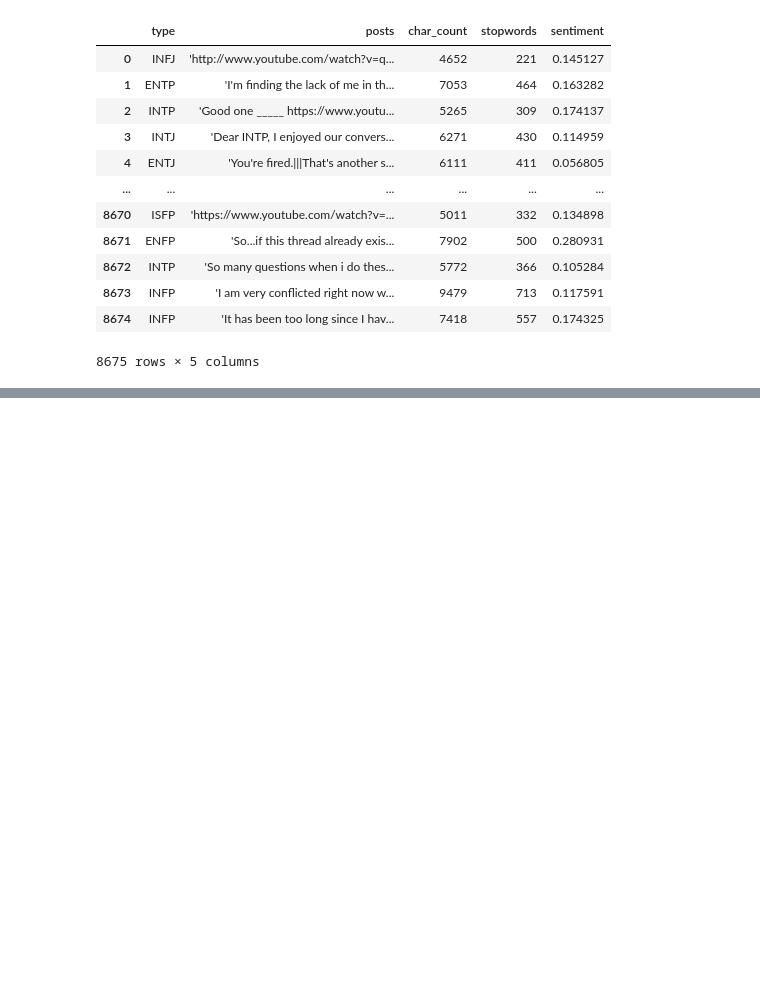
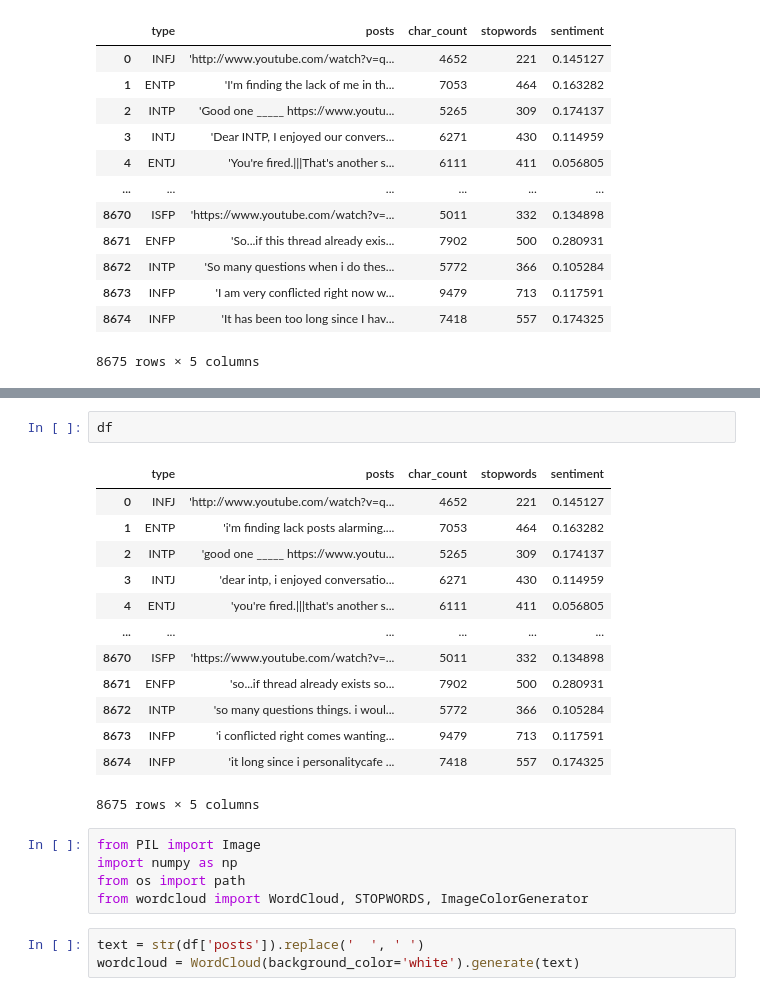
Before and after one commit to mmartin46/Data_Science_Research, a Jupyter notebook: MBTIScores.ipynb, the cells around one changed output, grey strips where cells are left out. Saved outputs shown, nothing was run; the diff lists cells and outputs as text; blank space fills up the shorter version.

```diff
--- a/MBTIScores.ipynb
+++ b/MBTIScores.ipynb
@@ -147,0 +160,24 @@ ax[1].set(
+# %%
+df
+# %% [output]
+|  | type | posts | char_count | stopwords | sentiment |
+| 0 | INFJ | 'http://www.youtube.com/watch?v=q... | 4652 | 221 | 0.145127 |
+| 1 | ENTP | 'i'm finding lack posts alarming.... | 7053 | 464 | 0.163282 |
+| 2 | INTP | 'good one _____ https://www.youtu... | 5265 | 309 | 0.174137 |
+| 3 | INTJ | 'dear intp, i enjoyed conversatio... | 6271 | 430 | 0.114959 |
+| 4 | ENTJ | 'you're fired.|||that's another s... | 6111 | 411 | 0.056805 |
+| ... | ... | ... | ... | ... | ... |
+| 8670 | ISFP | 'https://www.youtube.com/watch?v=... | 5011 | 332 | 0.134898 |
+| 8671 | ENFP | 'so...if thread already exists so... | 7902 | 500 | 0.280931 |
+| 8672 | INTP | 'so many questions things. i woul... | 5772 | 366 | 0.105284 |
+| 8673 | INFP | 'i conflicted right comes wanting... | 9479 | 713 | 0.117591 |
+| 8674 | INFP | 'it long since i personalitycafe ... | 7418 | 557 | 0.174325 |
+8675 rows × 5 columns
+# %%
+from PIL import Image
+import numpy as np
+from os import path
+from wordcloud import WordCloud, STOPWORDS, ImageColorGenerator
+# %%
+text = str(df['posts']).replace('  ', ' ')
+wordcloud = WordCloud(background_color='white').generate(text)
```
Also changed, not shown: parts of 13 cells of this notebook.
